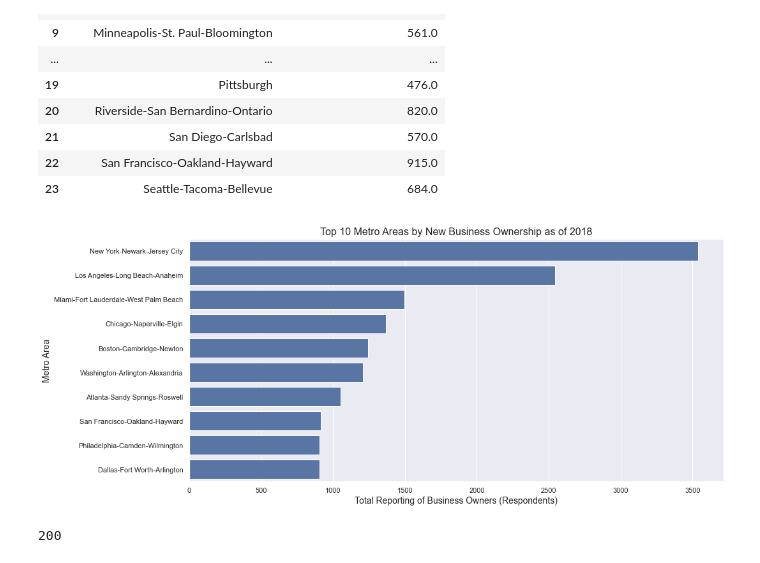
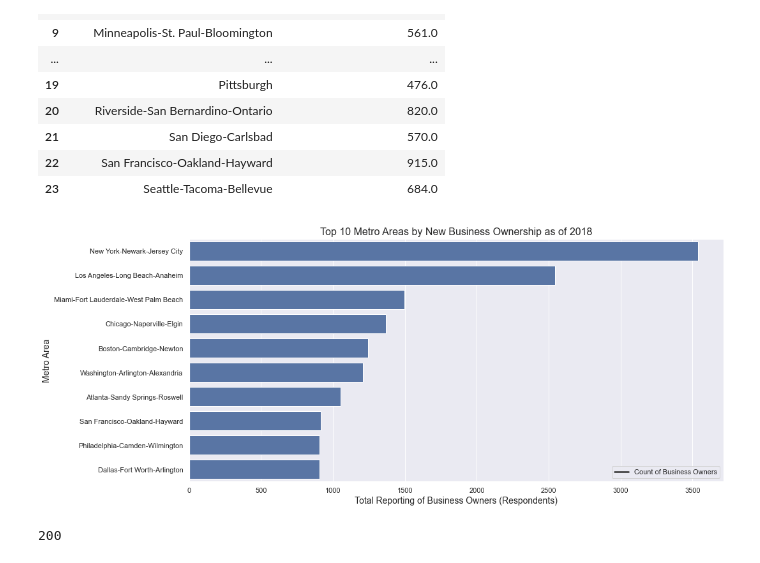
Before and after one commit to Jakob-T13/module-8-assessment, a Jupyter notebook: M08-Assessment-Alysia-ETL-CBO-API.ipynb, the cells around one changed output. Drawn from its saved outputs; the diff is of its cells as text; code cells hidden in the pictures.

Commit message:
added legend to metro areas visualization

```diff
--- a/M08-Assessment-Alysia-ETL-CBO-API.ipynb
+++ b/M08-Assessment-Alysia-ETL-CBO-API.ipynb
@@ -135,13 +135,14 @@ cbo_m_clean_owners_short_top = cbo_m_clean_owners_short.sort_values(by='Count_Of
 # %%
 # Top 10 Metro Areas by Total Biz Owners, ownership as of 2018 visualization
 sns.set_theme(style="darkgrid", palette="deep")
 plt.figure(figsize = (15,7))
 ax = sns.barplot(x=cbo_m_clean_owners_short_top[0:10]['Count_Of_Business_Owners'], y=cbo_m_clean_owners_short_top[0:10]['City'], color='b', orient='h')
+ax.legend(['Count of Business Owners'])
 ax.set_xlabel('Total Reporting of Business Owners (Respondents)', size=14)
 ax.set_ylabel('Metro Area', size=14)
 plt.title('Top 10 Metro Areas by New Business Ownership as of 2018', size=16);
 # %% [output]
-[figure, old version]
+[figure, new version]
 # %%
 ############ CBO api for US born biz owners
 # pass in desired variables to narrow query for us-born biz owners: QDESC code for born status (O11), QDESC label (USBORN) and OWNCHAR code for US born (EH)
```
Also changed, not shown: parts of 5 cells of this notebook.
